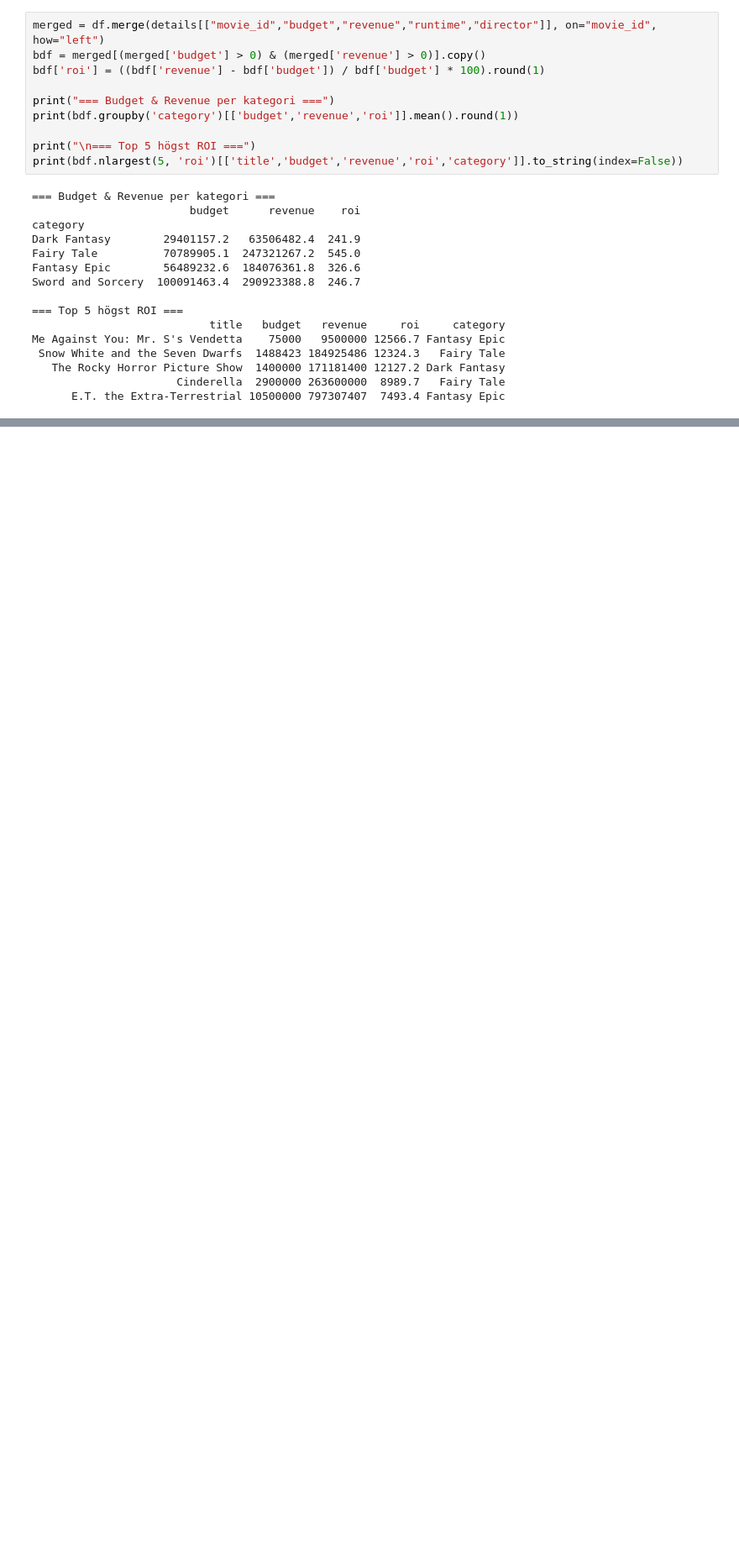
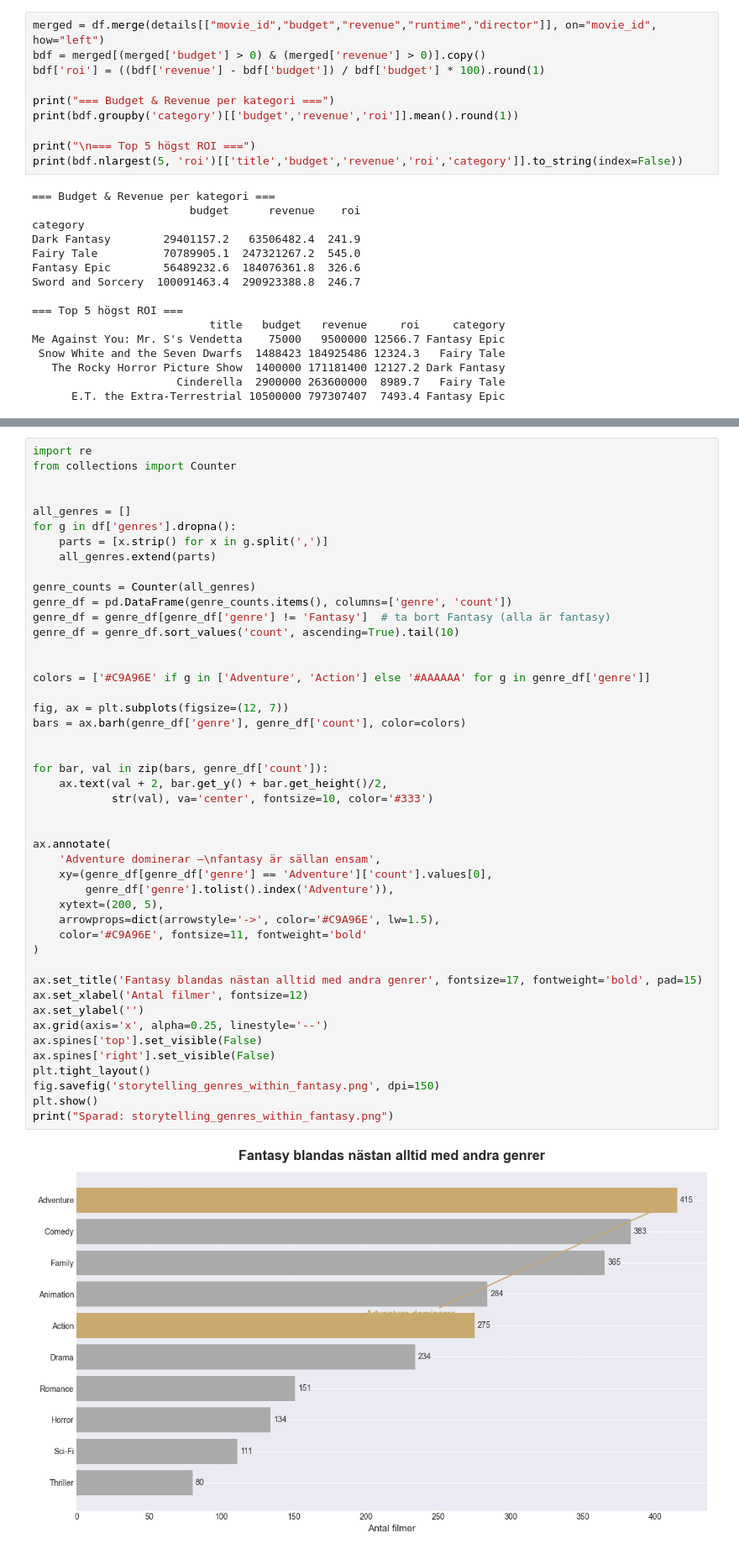
Before and after one commit to GrannyApples/Grupp7_Datavisualisering_DE_UX, a Jupyter notebook: notebooks/eda_abdulrahman.ipynb, the cells around one changed output, grey strips where cells are left out. Shown at 84% size. Saved outputs shown, nothing was run; the diff lists cells and outputs as text; blank space fills up the shorter version.

```diff
--- a/notebooks/eda_abdulrahman.ipynb
+++ b/notebooks/eda_abdulrahman.ipynb
@@ -696,0 +750,48 @@ Me Against You: Mr. S's Vendetta    75000   9500000 12566.7 Fantasy Epic
+# %%
+import re
+from collections import Counter
+
+
+all_genres = []
+for g in df['genres'].dropna():
+    parts = [x.strip() for x in g.split(',')]
+    all_genres.extend(parts)
+
+genre_counts = Counter(all_genres)
+genre_df = pd.DataFrame(genre_counts.items(), columns=['genre', 'count'])
+genre_df = genre_df[genre_df['genre'] != 'Fantasy']  # ta bort Fantasy (alla är fantasy)
+genre_df = genre_df.sort_values('count', ascending=True).tail(10)
+
+
+colors = ['#C9A96E' if g in ['Adventure', 'Action'] else '#AAAAAA' for g in genre_df['genre']]
+
+fig, ax = plt.subplots(figsize=(12, 7))
+bars = ax.barh(genre_df['genre'], genre_df['count'], color=colors)
+
+
+for bar, val in zip(bars, genre_df['count']):
+    ax.text(val + 2, bar.get_y() + bar.get_height()/2,
+            str(val), va='center', fontsize=10, color='#333')
+
+
+ax.annotate(
+    'Adventure dominerar –\nfantasy är sällan ensam',
+    xy=(genre_df[genre_df['genre'] == 'Adventure']['count'].values[0],
+        genre_df['genre'].tolist().index('Adventure')),
+    xytext=(200, 5),
+    arrowprops=dict(arrowstyle='->', color='#C9A96E', lw=1.5),
+    color='#C9A96E', fontsize=11, fontweight='bold'
+)
+
+ax.set_title('Fantasy blandas nästan alltid med andra genrer', fontsize=17, fontweight='bold', pad=15)
+ax.set_xlabel('Antal filmer', fontsize=12)
+ax.set_ylabel('')
+ax.grid(axis='x', alpha=0.25, linestyle='--')
+ax.spines['top'].set_visible(False)
+ax.spines['right'].set_visible(False)
+plt.tight_layout()
+fig.savefig('storytelling_genres_within_fantasy.png', dpi=150)
+plt.show()
+print("Sparad: storytelling_genres_within_fantasy.png")
+# %% [output]
+[figure, added]
```
Also changed, not shown: parts of 6 cells of this notebook, 2 other files.
